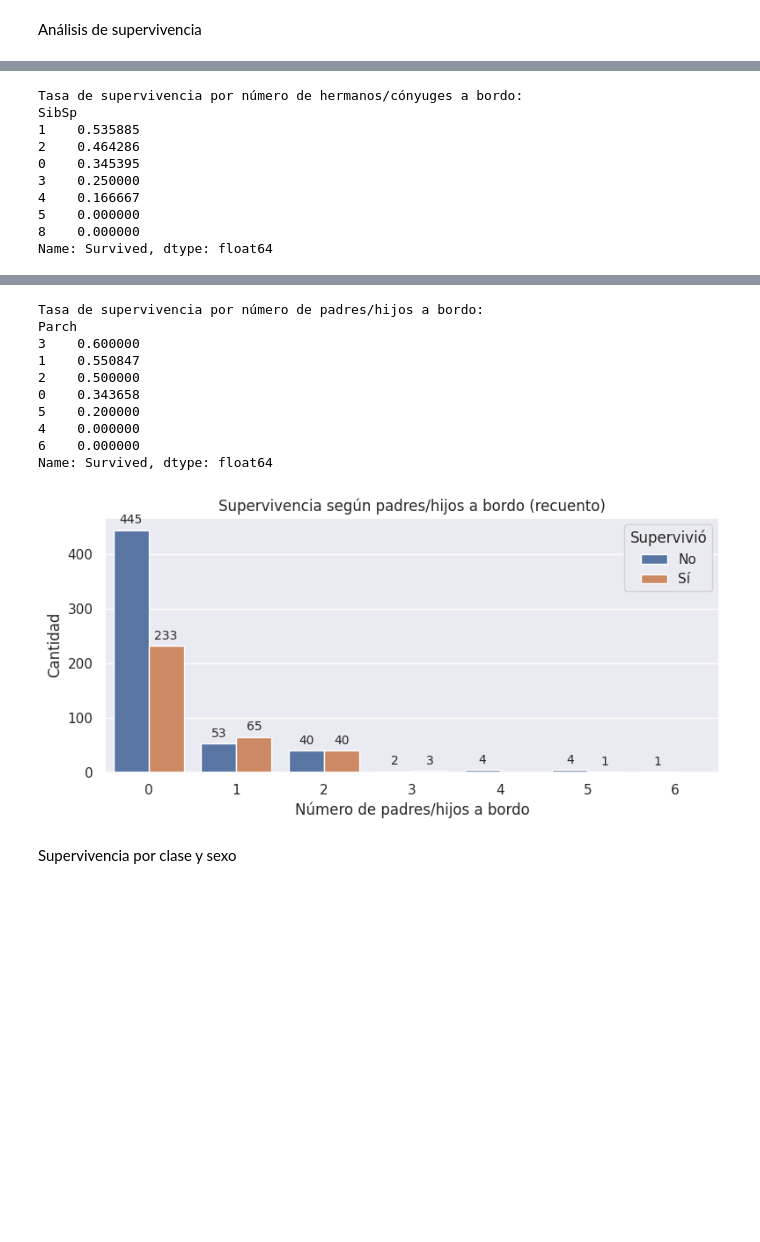
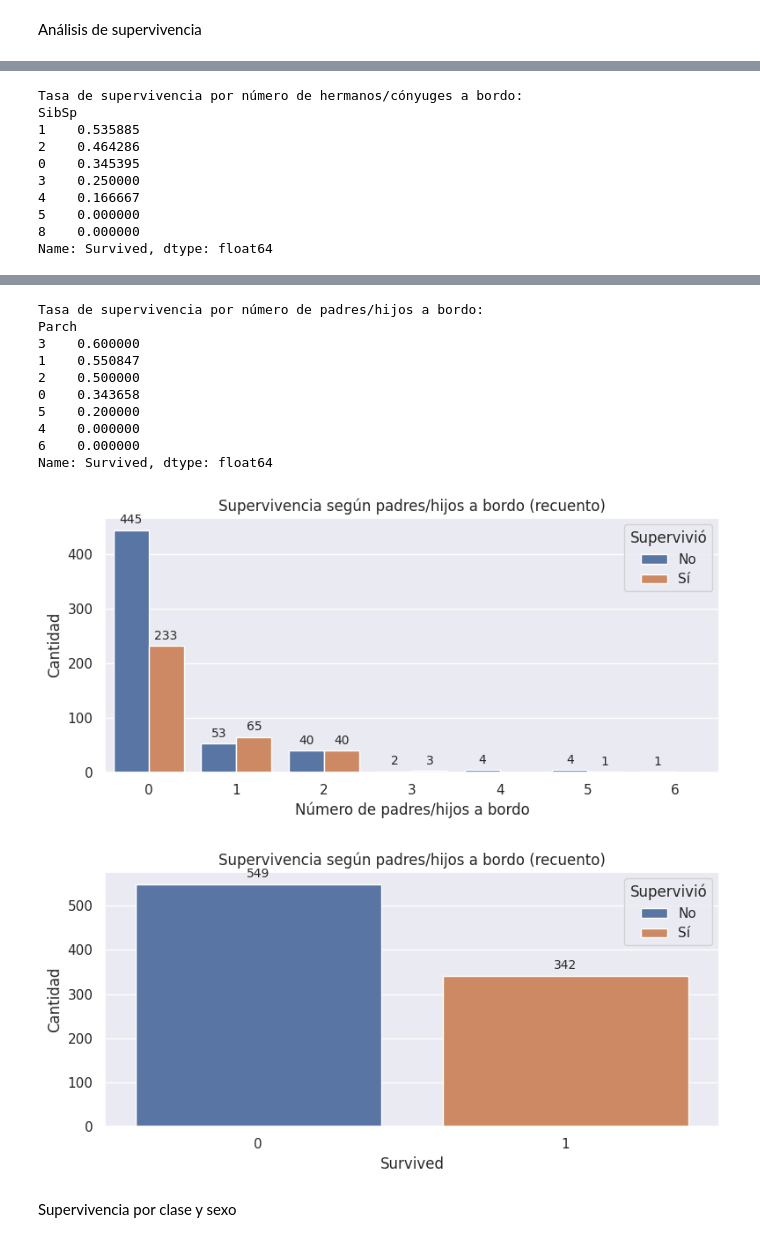
Before and after one commit to rhorbe/dss-titanic, a Jupyter notebook: data/titanic.ipynb, the cells around one changed output, grey strips where cells are left out. Cells and saved outputs as stored; diff of their text form; code cells hidden in the pictures; blank space fills up the shorter version.

```diff
--- a/data/titanic.ipynb
+++ b/data/titanic.ipynb
@@ -426,6 +428,14 @@ plot_survival_count(
     x_label="Número de padres/hijos a bordo",
     title="Supervivencia según padres/hijos a bordo (recuento)"
 )
+
+plot_survival_count(
+    data=df,
+    x_column="Survived",
+    figsize=(8, 4),
+    x_label="",
+    title="Supervivencia según padres/hijos a bordo (recuento)"
+)
 # %% [output]
 Tasa de supervivencia por Sexo:
 Sex
@@ -442,33 +452,34 @@ Name: Survived, dtype: float64
 [figure]
 Tasa de supervivencia por puerto de embarque:
 Pclass
 1    0.629630
 2    0.472826
 3    0.242363
 Name: Survived, dtype: float64
 [figure]
 Tasa de supervivencia por número de hermanos/cónyuges a bordo:
 SibSp
 1    0.535885
 2    0.464286
 0    0.345395
 3    0.250000
 4    0.166667
 5    0.000000
 8    0.000000
 Name: Survived, dtype: float64
 [figure]
 Tasa de supervivencia por número de padres/hijos a bordo:
 Parch
 3    0.600000
 1    0.550847
 2    0.500000
 0    0.343658
 5    0.200000
 4    0.000000
 6    0.000000
 Name: Survived, dtype: float64
 [figure]
+[figure, added]
 # %% [markdown]
 Supervivencia por clase y sexo
 # %%
```
Also changed, not shown: parts of 7 cells of this notebook.
